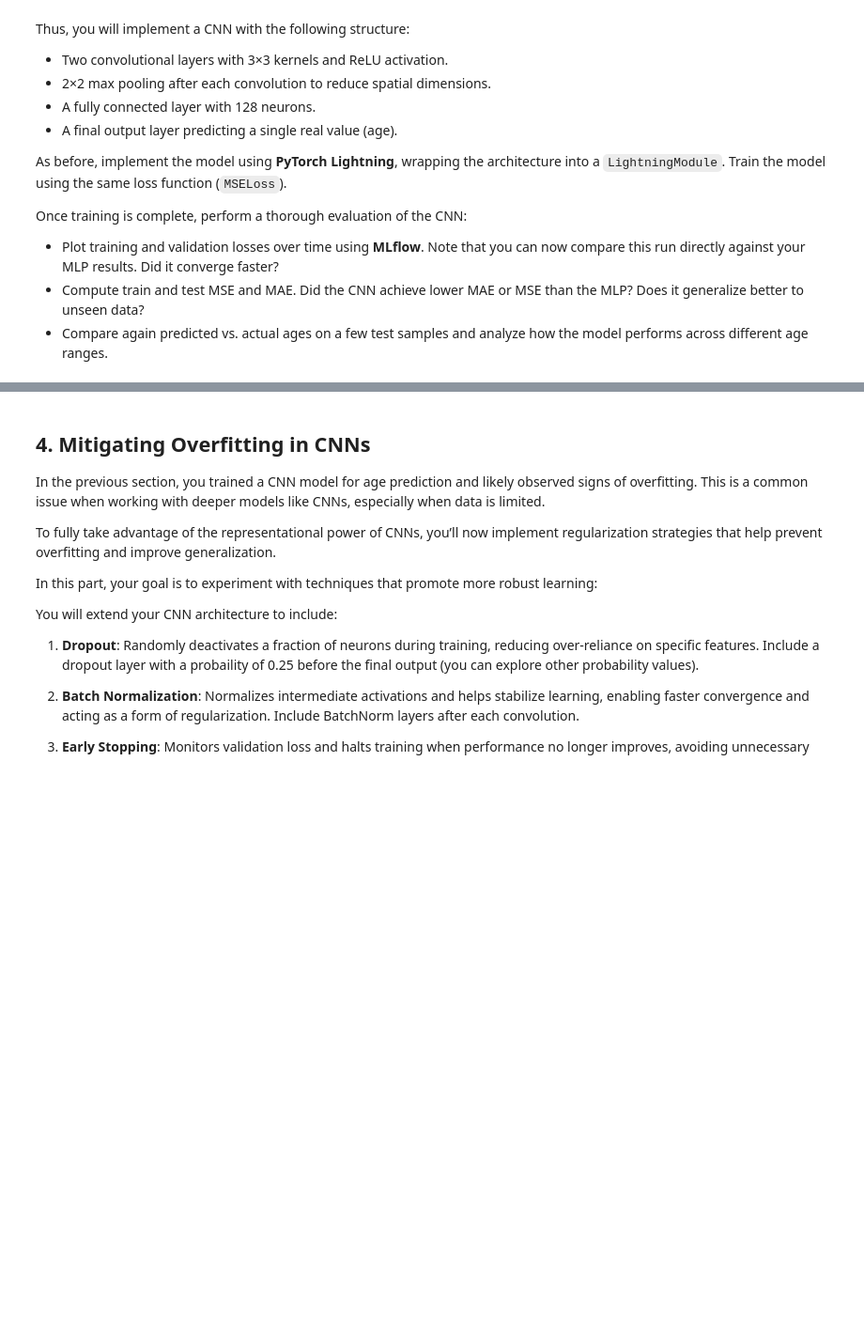
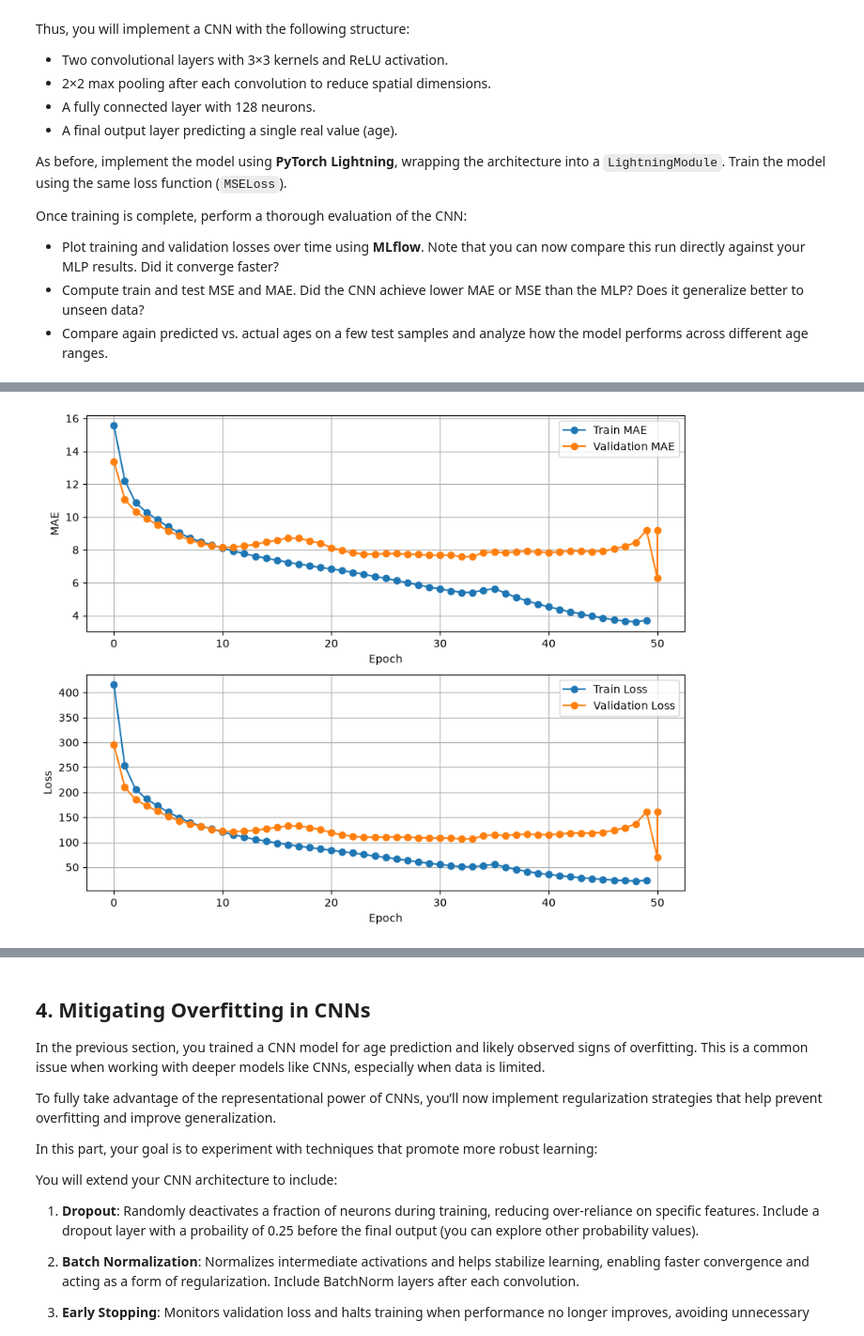
Before and after one commit to Lolillosky/GenerativeDeepLearningCourse, a Jupyter notebook: Topic2/Material/Lab_session1_student.ipynb, the cells around one changed output, grey strips where cells are left out. Shown at 94% size. Drawn from its saved outputs; the diff is of its cells as text; code cells hidden in the pictures; blank space fills up the shorter version.

Commit message:
MLP and simple CNN finished

```diff
--- a/Topic2/Material/Lab_session1_student.ipynb
+++ b/Topic2/Material/Lab_session1_student.ipynb
@@ -360,0 +561,4 @@ Once training is complete, perform a thorough evaluation of the CNN:
+# %%
+plot_training_metrics("lightning_logs/SimpleCNN/fixed/metrics.csv")
+# %% [output]
+[figure, added]
```
Also changed, not shown: parts of 16 cells of this notebook, 2 other files.
